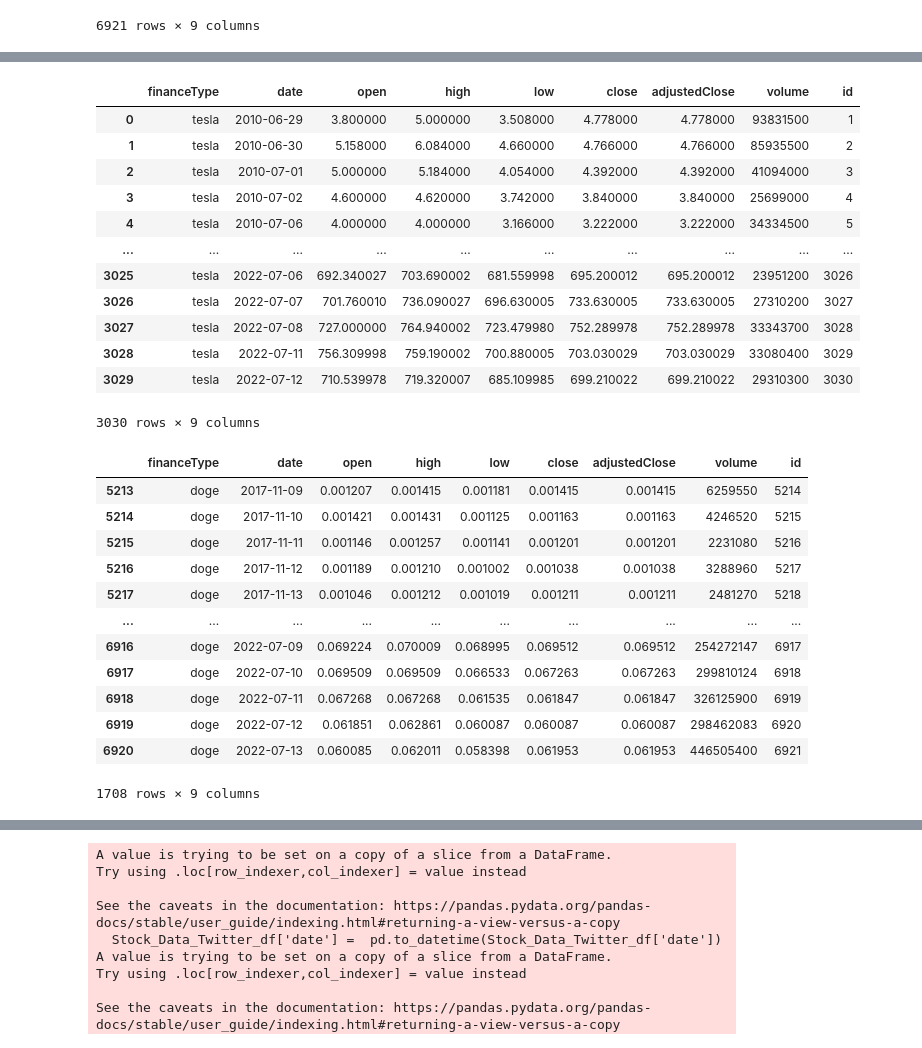
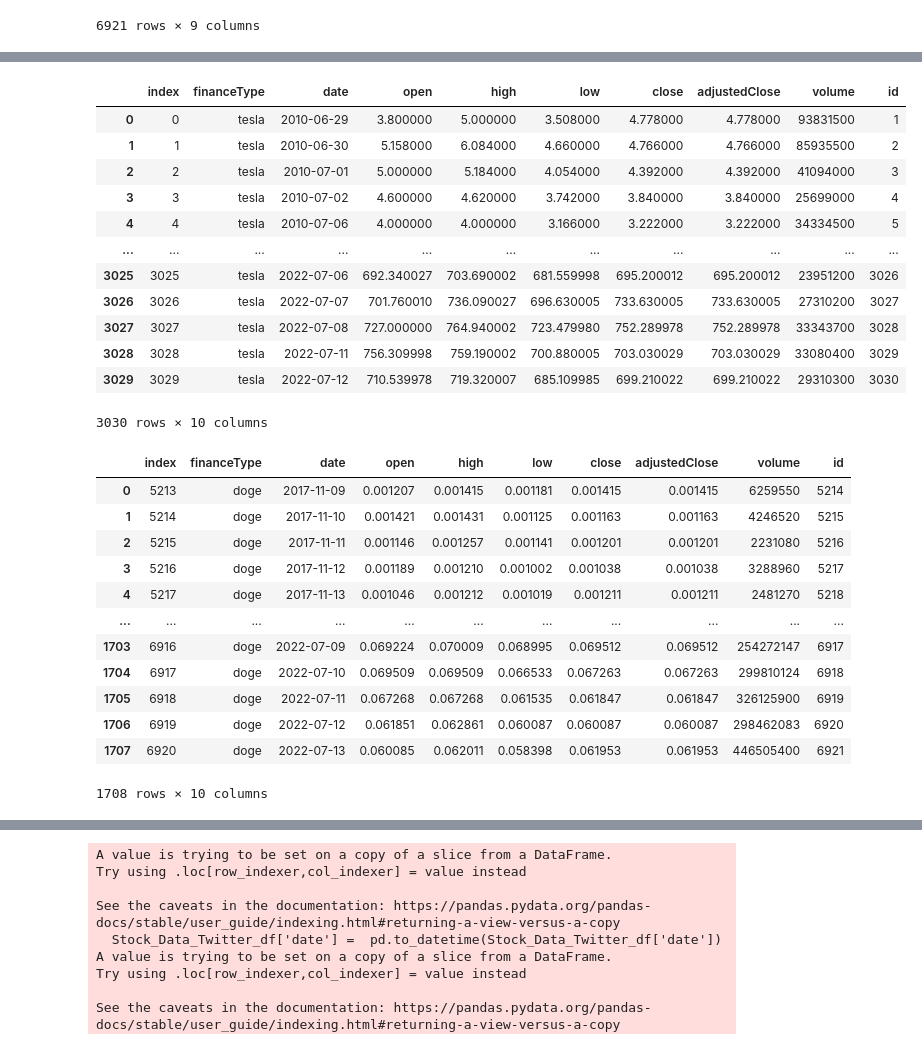
Before and after one commit to VanAntworth/To-The-Moon, a Jupyter notebook: Segment2_Delivery/Pre_Processing/Delta_Percentage_Analysis.ipynb, the cells around one changed output, grey strips where cells are left out. Drawn from its saved outputs; the diff is of its cells as text; code cells hidden in the pictures.

```diff
--- a/Segment2_Delivery/Pre_Processing/Delta_Percentage_Analysis.ipynb
+++ b/Segment2_Delivery/Pre_Processing/Delta_Percentage_Analysis.ipynb
@@ -201,37 +202,39 @@ Stock_Data_Twitter_df
 # %%
 Stock_Data_Tesla_df = Stock_Data[(Stock_Data["financeType"] == "tesla")]
+Stock_Data_Tesla_df.reset_index(inplace=True)
 Stock_Data_Tesla_df
 # %% [output]
-|  | financeType | date | open | high | low | close | adjustedClose | volume | id |
-| 0 | tesla | 2010-06-29 | 3.800000 | 5.000000 | 3.508000 | 4.778000 | 4.778000 | 93831500 | 1 |
-| 1 | tesla | 2010-06-30 | 5.158000 | 6.084000 | 4.660000 | 4.766000 | 4.766000 | 85935500 | 2 |
-| 2 | tesla | 2010-07-01 | 5.000000 | 5.184000 | 4.054000 | 4.392000 | 4.392000 | 41094000 | 3 |
-| 3 | tesla | 2010-07-02 | 4.600000 | 4.620000 | 3.742000 | 3.840000 | 3.840000 | 25699000 | 4 |
-| 4 | tesla | 2010-07-06 | 4.000000 | 4.000000 | 3.166000 | 3.222000 | 3.222000 | 34334500 | 5 |
-| ... | ... | ... | ... | ... | ... | ... | ... | ... | ... |
-| 3025 | tesla | 2022-07-06 | 692.340027 | 703.690002 | 681.559998 | 695.200012 | 695.200012 | 23951200 | 3026 |
-| 3026 | tesla | 2022-07-07 | 701.760010 | 736.090027 | 696.630005 | 733.630005 | 733.630005 | 27310200 | 3027 |
-| 3027 | tesla | 2022-07-08 | 727.000000 | 764.940002 | 723.479980 | 752.289978 | 752.289978 | 33343700 | 3028 |
-| 3028 | tesla | 2022-07-11 | 756.309998 | 759.190002 | 700.880005 | 703.030029 | 703.030029 | 33080400 | 3029 |
-| 3029 | tesla | 2022-07-12 | 710.539978 | 719.320007 | 685.109985 | 699.210022 | 699.210022 | 29310300 | 3030 |
+|  | index | financeType | date | open | high | low | close | adjustedClose | volume | id |
+| 0 | 0 | tesla | 2010-06-29 | 3.800000 | 5.000000 | 3.508000 | 4.778000 | 4.778000 | 93831500 | 1 |
+| 1 | 1 | tesla | 2010-06-30 | 5.158000 | 6.084000 | 4.660000 | 4.766000 | 4.766000 | 85935500 | 2 |
+| 2 | 2 | tesla | 2010-07-01 | 5.000000 | 5.184000 | 4.054000 | 4.392000 | 4.392000 | 41094000 | 3 |
+| 3 | 3 | tesla | 2010-07-02 | 4.600000 | 4.620000 | 3.742000 | 3.840000 | 3.840000 | 25699000 | 4 |
+| 4 | 4 | tesla | 2010-07-06 | 4.000000 | 4.000000 | 3.166000 | 3.222000 | 3.222000 | 34334500 | 5 |
+| ... | ... | ... | ... | ... | ... | ... | ... | ... | ... | ... |
+| 3025 | 3025 | tesla | 2022-07-06 | 692.340027 | 703.690002 | 681.559998 | 695.200012 | 695.200012 | 23951200 | 3026 |
+| 3026 | 3026 | tesla | 2022-07-07 | 701.760010 | 736.090027 | 696.630005 | 733.630005 | 733.630005 | 27310200 | 3027 |
+| 3027 | 3027 | tesla | 2022-07-08 | 727.000000 | 764.940002 | 723.479980 | 752.289978 | 752.289978 | 33343700 | 3028 |
+| 3028 | 3028 | tesla | 2022-07-11 | 756.309998 | 759.190002 | 700.880005 | 703.030029 | 703.030029 | 33080400 | 3029 |
+| 3029 | 3029 | tesla | 2022-07-12 | 710.539978 | 719.320007 | 685.109985 | 699.210022 | 699.210022 | 29310300 | 3030 |
-3030 rows × 9 columns
+3030 rows × 10 columns
 # %%
 Stock_Data_Doge_df = Stock_Data[(Stock_Data["financeType"] == "doge")]
+Stock_Data_Doge_df.reset_index(inplace=True)
 Stock_Data_Doge_df
 # %% [output]
-|  | financeType | date | open | high | low | close | adjustedClose | volume | id |
-| 5213 | doge | 2017-11-09 | 0.001207 | 0.001415 | 0.001181 | 0.001415 | 0.001415 | 6259550 | 5214 |
-| 5214 | doge | 2017-11-10 | 0.001421 | 0.001431 | 0.001125 | 0.001163 | 0.001163 | 4246520 | 5215 |
-| 5215 | doge | 2017-11-11 | 0.001146 | 0.001257 | 0.001141 | 0.001201 | 0.001201 | 2231080 | 5216 |
-| 5216 | doge | 2017-11-12 | 0.001189 | 0.001210 | 0.001002 | 0.001038 | 0.001038 | 3288960 | 5217 |
-| 5217 | doge | 2017-11-13 | 0.001046 | 0.001212 | 0.001019 | 0.001211 | 0.001211 | 2481270 | 5218 |
-| ... | ... | ... | ... | ... | ... | ... | ... | ... | ... |
-| 6916 | doge | 2022-07-09 | 0.069224 | 0.070009 | 0.068995 | 0.069512 | 0.069512 | 254272147 | 6917 |
-| 6917 | doge | 2022-07-10 | 0.069509 | 0.069509 | 0.066533 | 0.067263 | 0.067263 | 299810124 | 6918 |
-| 6918 | doge | 2022-07-11 | 0.067268 | 0.067268 | 0.061535 | 0.061847 | 0.061847 | 326125900 | 6919 |
-| 6919 | doge | 2022-07-12 | 0.061851 | 0.062861 | 0.060087 | 0.060087 | 0.060087 | 298462083 | 6920 |
-| 6920 | doge | 2022-07-13 | 0.060085 | 0.062011 | 0.058398 | 0.061953 | 0.061953 | 446505400 | 6921 |
+|  | index | financeType | date | open | high | low | close | adjustedClose | volume | id |
+| 0 | 5213 | doge | 2017-11-09 | 0.001207 | 0.001415 | 0.001181 | 0.001415 | 0.001415 | 6259550 | 5214 |
+| 1 | 5214 | doge | 2017-11-10 | 0.001421 | 0.001431 | 0.001125 | 0.001163 | 0.001163 | 4246520 | 5215 |
+| 2 | 5215 | doge | 2017-11-11 | 0.001146 | 0.001257 | 0.001141 | 0.001201 | 0.001201 | 2231080 | 5216 |
+| 3 | 5216 | doge | 2017-11-12 | 0.001189 | 0.001210 | 0.001002 | 0.001038 | 0.001038 | 3288960 | 5217 |
+| 4 | 5217 | doge | 2017-11-13 | 0.001046 | 0.001212 | 0.001019 | 0.001211 | 0.001211 | 2481270 | 5218 |
+| ... | ... | ... | ... | ... | ... | ... | ... | ... | ... | ... |
+| 1703 | 6916 | doge | 2022-07-09 | 0.069224 | 0.070009 | 0.068995 | 0.069512 | 0.069512 | 254272147 | 6917 |
+| 1704 | 6917 | doge | 2022-07-10 | 0.069509 | 0.069509 | 0.066533 | 0.067263 | 0.067263 | 299810124 | 6918 |
+| 1705 | 6918 | doge | 2022-07-11 | 0.067268 | 0.067268 | 0.061535 | 0.061847 | 0.061847 | 326125900 | 6919 |
+| 1706 | 6919 | doge | 2022-07-12 | 0.061851 | 0.062861 | 0.060087 | 0.060087 | 0.060087 | 298462083 | 6920 |
+| 1707 | 6920 | doge | 2022-07-13 | 0.060085 | 0.062011 | 0.058398 | 0.061953 | 0.061953 | 446505400 | 6921 |
-1708 rows × 9 columns
+1708 rows × 10 columns
 # %%
 Stock_Data_Twitter_df.dtypes
 # %% [output]
```
Also changed, not shown: parts of 8 cells of this notebook.
